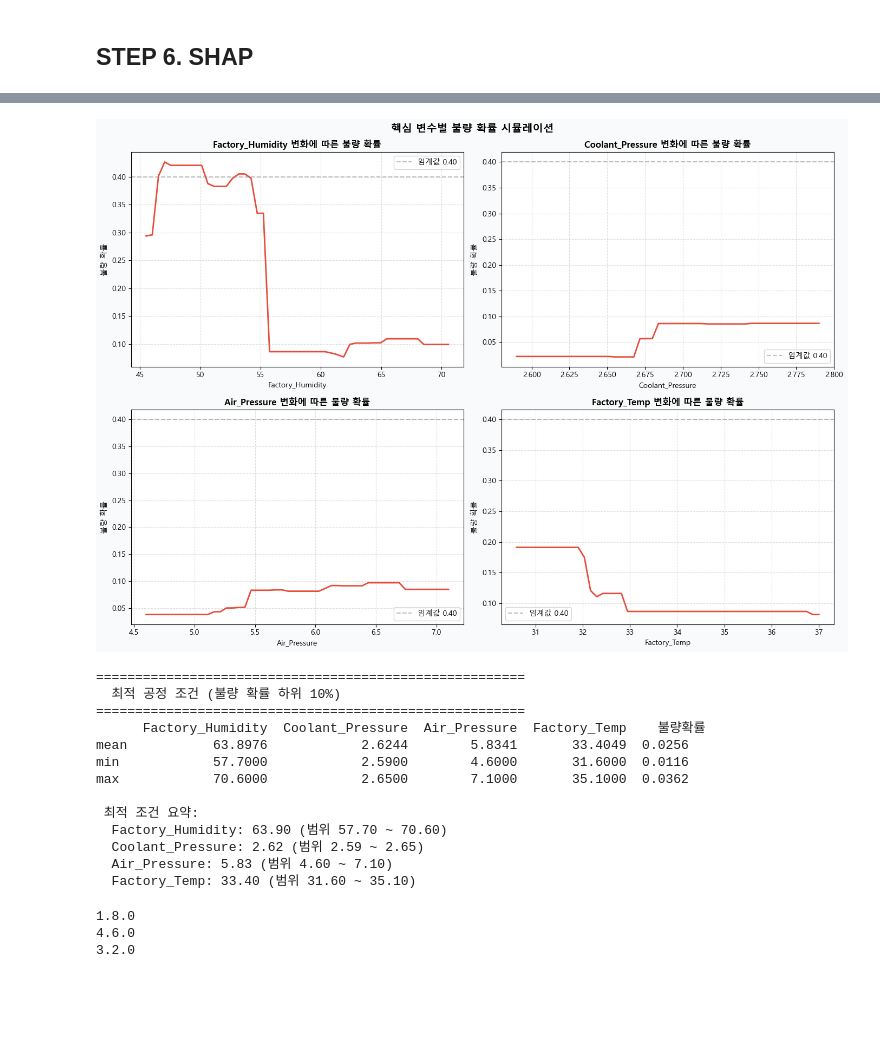
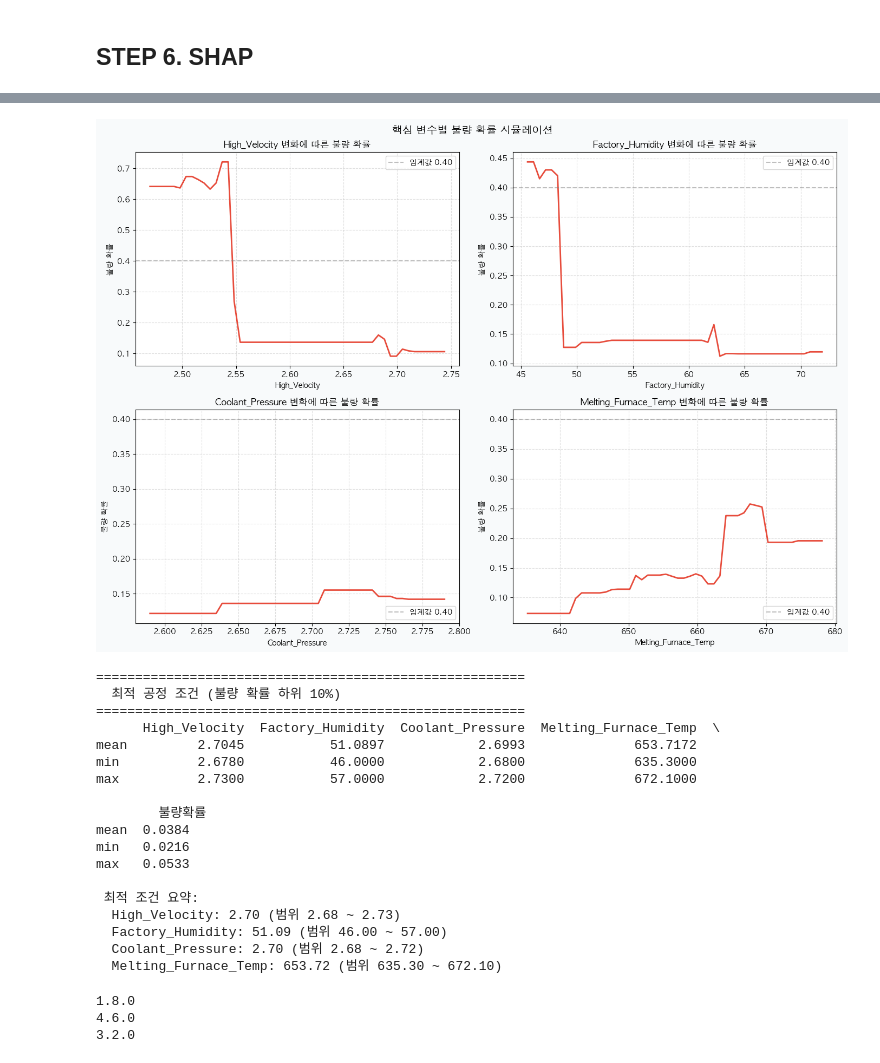
Before and after one commit to heeso0908/hotsix, a Jupyter notebook: notebooks/김희선/모델링(SMOTE 0.3)_type2.ipynb, the cells around one changed output, grey strips where cells are left out. Drawn from its saved outputs; the diff is of its cells as text; code cells hidden in the pictures; blank space fills up the shorter version.

```diff
--- a/notebooks/김희선/모델링(SMOTE 0.3)_type2.ipynb
+++ b/notebooks/김희선/모델링(SMOTE 0.3)_type2.ipynb
@@ -484,6 +498,6 @@ shap.summary_plot(shap_values_array, X_test, show=True)
 # %%
-with open('model_type2_lgbm.pkl', 'wb') as f:
-    pickle.dump({'model': best_lgb, 'threshold': float(opt_thr_lgbm), 'features': list(X_train.columns)}, f)
+#with open('model_type2_lgbm.pkl', 'wb') as f:
+    #pickle.dump({'model': best_lgb, 'threshold': float(opt_thr_lgbm), 'features': list(X_train.columns)}, f)
 # %%
 import numpy as np
 import pandas as pd
@@ -498,7 +512,7 @@ baseline = X_test[y_test == 0].mean().to_dict()
 # 1. 시나리오 시뮬레이션
 # 핵심 변수별 구간 변화 → 불량 확률 변화
 # -------------------------------------------
-key_vars = ['Factory_Humidity', 'Coolant_Pressure', 'Air_Pressure', 'Factory_Temp']
+key_vars = ['High_Velocity', 'Factory_Humidity', 'Coolant_Pressure', 'Melting_Furnace_Temp']
 
 fig, axes = plt.subplots(2, 2, figsize=(14, 10), facecolor='#F8FAFB')
 axes = axes.flatten()
@@ -517,47 +531,52 @@ for i, var in enumerate(key_vars):
     axes[i].axhline(0.4, color='gray', linestyle='--', alpha=0.5, label='임계값 0.40')
     axes[i].set_xlabel(var)
     axes[i].set_ylabel('불량 확률')
     axes[i].set_title(f'{var} 변화에 따른 불량 확률', fontweight='bold')
     axes[i].legend()
     axes[i].grid(linestyle='--', alpha=0.4)
 
 plt.suptitle('핵심 변수별 불량 확률 시뮬레이션', fontsize=14, fontweight='bold')
 plt.tight_layout()
 plt.show()
 
 # -------------------------------------------
 # 2. 최적 공정 조건 탐색
 # 양품 데이터 중 불량 확률 최저 구간 추출
 # -------------------------------------------
 normal_data = X_test[y_test == 0].copy()
 normal_data['불량확률'] = best_lgb.predict_proba(normal_data)[:,1]
 normal_data = normal_data.sort_values('불량확률')
 
 print("=" * 55)
 print("  최적 공정 조건 (불량 확률 하위 10%)")
 print("=" * 55)
 top10 = normal_data.head(int(len(normal_data) * 0.1))
 optimal = top10[key_vars + ['불량확률']].describe().loc[['mean', 'min', 'max']]
 print(optimal.round(4))
 
 print("\n 최적 조건 요약:")
 for var in key_vars:
     print(f"  {var}: {top10[var].mean():.2f} (범위 {top10[var].min():.2f} ~ {top10[var].max():.2f})")
 # %% [output]
-[figure, old version]
+[figure, new version]
 =======================================================
   최적 공정 조건 (불량 확률 하위 10%)
 =======================================================
-      Factory_Humidity  Coolant_Pressure  Air_Pressure  Factory_Temp    불량확률
-mean           63.8976            2.6244        5.8341       33.4049  0.0256
-min            57.7000            2.5900        4.6000       31.6000  0.0116
-max            70.6000            2.6500        7.1000       35.1000  0.0362
+      High_Velocity  Factory_Humidity  Coolant_Pressure  Melting_Furnace_Temp  \
+mean         2.7045           51.0897            2.6993              653.7172
+min          2.6780           46.0000            2.6800              635.3000
+max          2.7300           57.0000            2.7200              672.1000
+
+        불량확률
+mean  0.0384
+min   0.0216
+max   0.0533
 
  최적 조건 요약:
-  Factory_Humidity: 63.90 (범위 57.70 ~ 70.60)
-  Coolant_Pressure: 2.62 (범위 2.59 ~ 2.65)
-  Air_Pressure: 5.83 (범위 4.60 ~ 7.10)
-  Factory_Temp: 33.40 (범위 31.60 ~ 35.10)
+  High_Velocity: 2.70 (범위 2.68 ~ 2.73)
+  Factory_Humidity: 51.09 (범위 46.00 ~ 57.00)
+  Coolant_Pressure: 2.70 (범위 2.68 ~ 2.72)
+  Melting_Furnace_Temp: 653.72 (범위 635.30 ~ 672.10)
 # %%
 import sklearn, lightgbm, xgboost
 print(sklearn.__version__)
```
Also changed, not shown: parts of 9 cells of this notebook.
